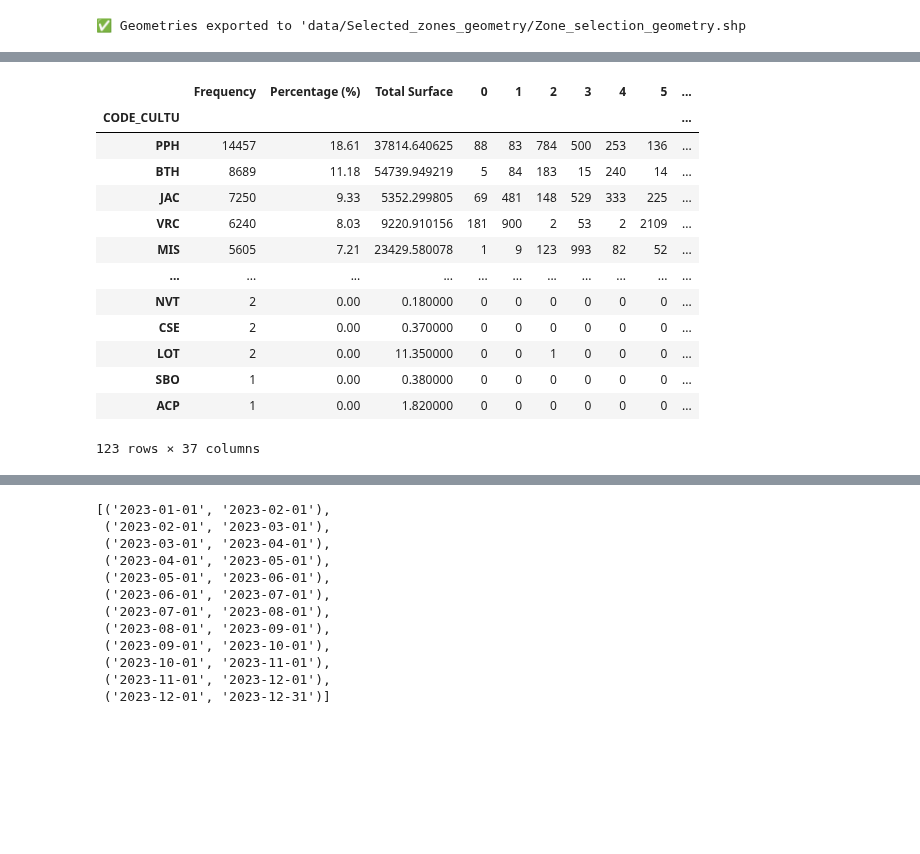
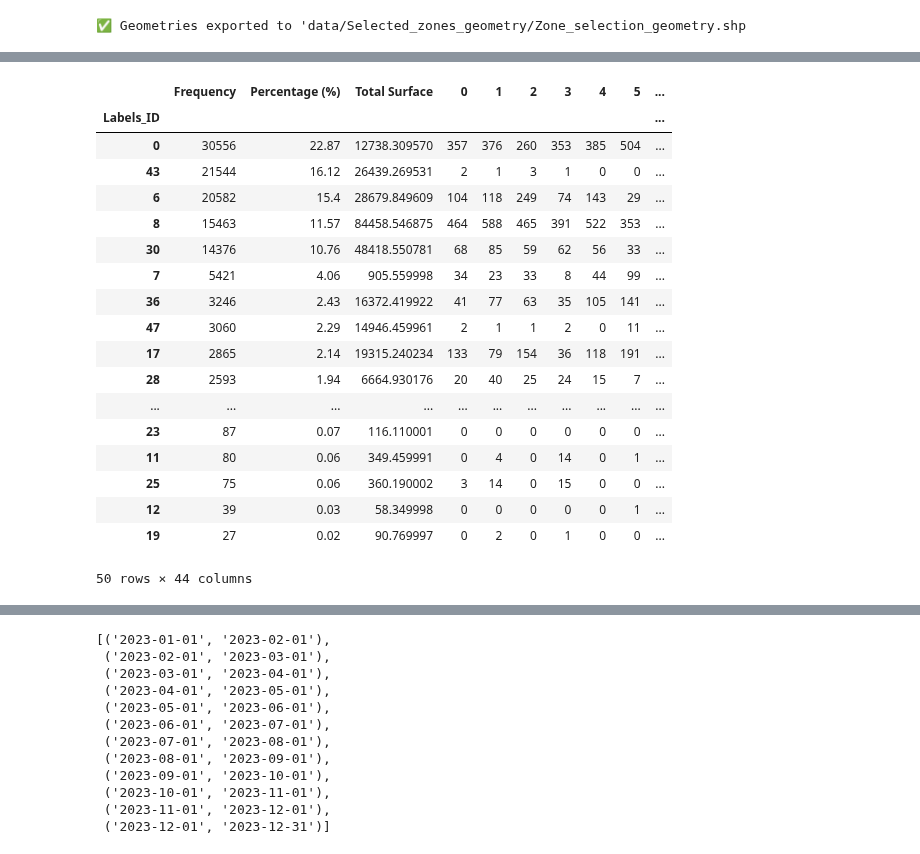
Before and after one commit to giovannisetaro/DSWProject_CropIdentification, a Jupyter notebook: manual_jobs/dataset_creation_pipeline.ipynb, the cells around one changed output, grey strips where cells are left out. Drawn from its saved outputs; the diff is of its cells as text; code cells hidden in the pictures; blank space fills up the shorter version.

```diff
--- a/manual_jobs/dataset_creation_pipeline.ipynb
+++ b/manual_jobs/dataset_creation_pipeline.ipynb
@@ -44,0 +97,3 @@ print(gdf['LABEL'].unique())
+# %%
+gdf.drop(columns=["CODE_CULTURE_y", "CODE_CULTURE_x","LABEL","E_CULTURE"], inplace=True)
+gdf
@@ -177,43 +252,48 @@ gdf_zone
 # %%
 # 1. Calcul global (total counts, pourcentages et surfaces)
-total_counts = gdf_zone['CODE_CULTU'].value_counts()
-total_surface = gdf_zone.groupby('CODE_CULTU')['SURF_PARC'].sum()
+total_counts = gdf_zone['Labels_ID'].value_counts()
+total_surface = gdf_zone.groupby('Labels_ID')['SURF_PARC'].sum()
 total_percentage = (total_counts / total_counts.sum()) * 100
 
 # 2. Counts par zone (FID)
 counts_per_fid = gdf_zone.pivot_table(
-    index='CODE_CULTU',
+    index='Labels_ID',
     columns='source_FID',
     values='ID_PARCEL',  # ou n'importe quelle colonne, ici on compte les lignes
     aggfunc='count',
     fill_value=0
 )
 
 # 3. Fusionner tout en un seul DataFrame
 df_stats = pd.DataFrame({
     'Frequency': total_counts,
     'Percentage (%)': total_percentage.round(2),
     'Total Surface': total_surface.round(2)
 }).sort_values(by='Frequency', ascending=False)
 
 df_stats = df_stats.join(counts_per_fid)
 
 df_stats
 # %% [output]
 |  | Frequency | Percentage (%) | Total Surface | 0 | 1 | 2 | 3 | 4 | 5 | ... |
-| CODE_CULTU |  |  |  |  |  |  |  |  |  | ... |
-| PPH | 14457 | 18.61 | 37814.640625 | 88 | 83 | 784 | 500 | 253 | 136 | ... |
-| BTH | 8689 | 11.18 | 54739.949219 | 5 | 84 | 183 | 15 | 240 | 14 | ... |
-| JAC | 7250 | 9.33 | 5352.299805 | 69 | 481 | 148 | 529 | 333 | 225 | ... |
-| VRC | 6240 | 8.03 | 9220.910156 | 181 | 900 | 2 | 53 | 2 | 2109 | ... |
-| MIS | 5605 | 7.21 | 23429.580078 | 1 | 9 | 123 | 993 | 82 | 52 | ... |
+| Labels_ID |  |  |  |  |  |  |  |  |  | ... |
+| 0 | 30556 | 22.87 | 12738.309570 | 357 | 376 | 260 | 353 | 385 | 504 | ... |
+| 43 | 21544 | 16.12 | 26439.269531 | 2 | 1 | 3 | 1 | 0 | 0 | ... |
+| 6 | 20582 | 15.4 | 28679.849609 | 104 | 118 | 249 | 74 | 143 | 29 | ... |
+| 8 | 15463 | 11.57 | 84458.546875 | 464 | 588 | 465 | 391 | 522 | 353 | ... |
+| 30 | 14376 | 10.76 | 48418.550781 | 68 | 85 | 59 | 62 | 56 | 33 | ... |
+| 7 | 5421 | 4.06 | 905.559998 | 34 | 23 | 33 | 8 | 44 | 99 | ... |
+| 36 | 3246 | 2.43 | 16372.419922 | 41 | 77 | 63 | 35 | 105 | 141 | ... |
+| 47 | 3060 | 2.29 | 14946.459961 | 2 | 1 | 1 | 2 | 0 | 11 | ... |
+| 17 | 2865 | 2.14 | 19315.240234 | 133 | 79 | 154 | 36 | 118 | 191 | ... |
+| 28 | 2593 | 1.94 | 6664.930176 | 20 | 40 | 25 | 24 | 15 | 7 | ... |
 | ... | ... | ... | ... | ... | ... | ... | ... | ... | ... | ... |
-| NVT | 2 | 0.00 | 0.180000 | 0 | 0 | 0 | 0 | 0 | 0 | ... |
-| CSE | 2 | 0.00 | 0.370000 | 0 | 0 | 0 | 0 | 0 | 0 | ... |
-| LOT | 2 | 0.00 | 11.350000 | 0 | 0 | 1 | 0 | 0 | 0 | ... |
-| SBO | 1 | 0.00 | 0.380000 | 0 | 0 | 0 | 0 | 0 | 0 | ... |
-| ACP | 1 | 0.00 | 1.820000 | 0 | 0 | 0 | 0 | 0 | 0 | ... |
+| 23 | 87 | 0.07 | 116.110001 | 0 | 0 | 0 | 0 | 0 | 0 | ... |
+| 11 | 80 | 0.06 | 349.459991 | 0 | 4 | 0 | 14 | 0 | 1 | ... |
+| 25 | 75 | 0.06 | 360.190002 | 3 | 14 | 0 | 15 | 0 | 0 | ... |
+| 12 | 39 | 0.03 | 58.349998 | 0 | 0 | 0 | 0 | 0 | 1 | ... |
+| 19 | 27 | 0.02 | 90.769997 | 0 | 2 | 0 | 1 | 0 | 0 | ... |
-123 rows × 37 columns
+50 rows × 44 columns
 # %%
 import matplotlib.pyplot as plt
 
```
Also changed, not shown: parts of 17 cells of this notebook, 2 other files.
